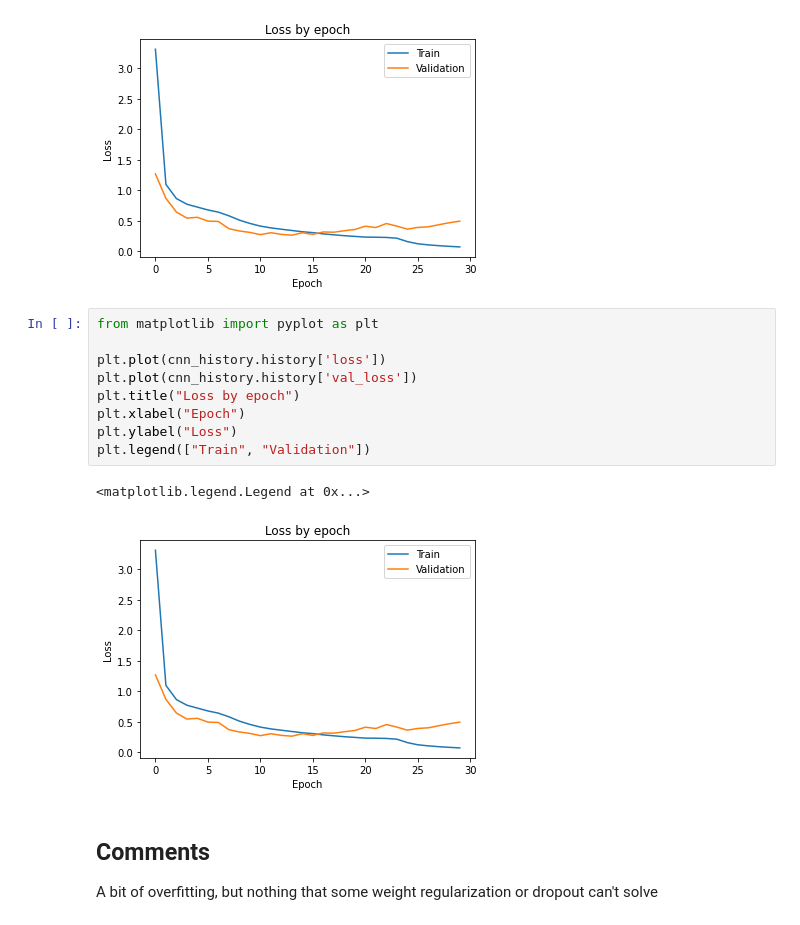
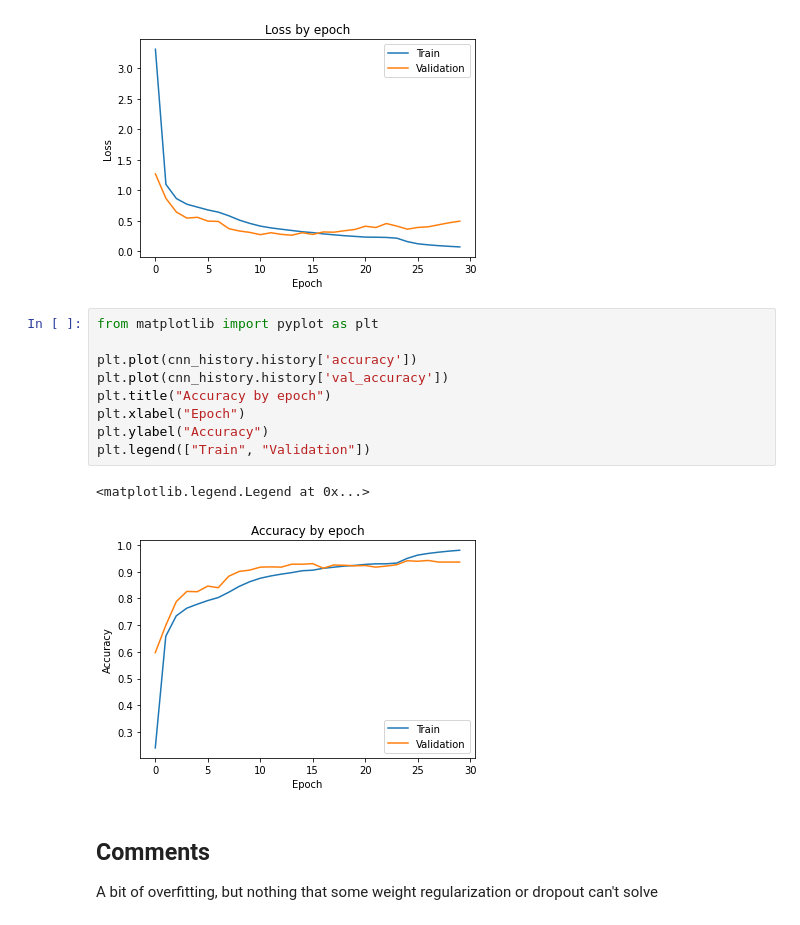
Before and after one commit to Calcifer777/learn-deep-learning, a Jupyter notebook: tensorflow/coursera-getting-started-with-tf2/w5-assignment.ipynb, the cells around one changed output. Drawn from its saved outputs; the diff is of its cells as text.

```diff
--- a/tensorflow/coursera-getting-started-with-tf2/w5_assignment.ipynb
+++ b/tensorflow/coursera-getting-started-with-tf2/w5-assignment.ipynb
@@ -331,15 +331,15 @@ plt.legend(["Train", "Validation"])
 # %%
 from matplotlib import pyplot as plt
 
-plt.plot(cnn_history.history['loss'])
-plt.plot(cnn_history.history['val_loss'])
-plt.title("Loss by epoch")
+plt.plot(cnn_history.history['accuracy'])
+plt.plot(cnn_history.history['val_accuracy'])
+plt.title("Accuracy by epoch")
 plt.xlabel("Epoch")
-plt.ylabel("Loss")
+plt.ylabel("Accuracy")
 plt.legend(["Train", "Validation"])
 # %% [output]
 <matplotlib.legend.Legend at 0x...>
-[figure, old version]
+[figure, new version]
 # %% [markdown]
 ## Comments
 
```
